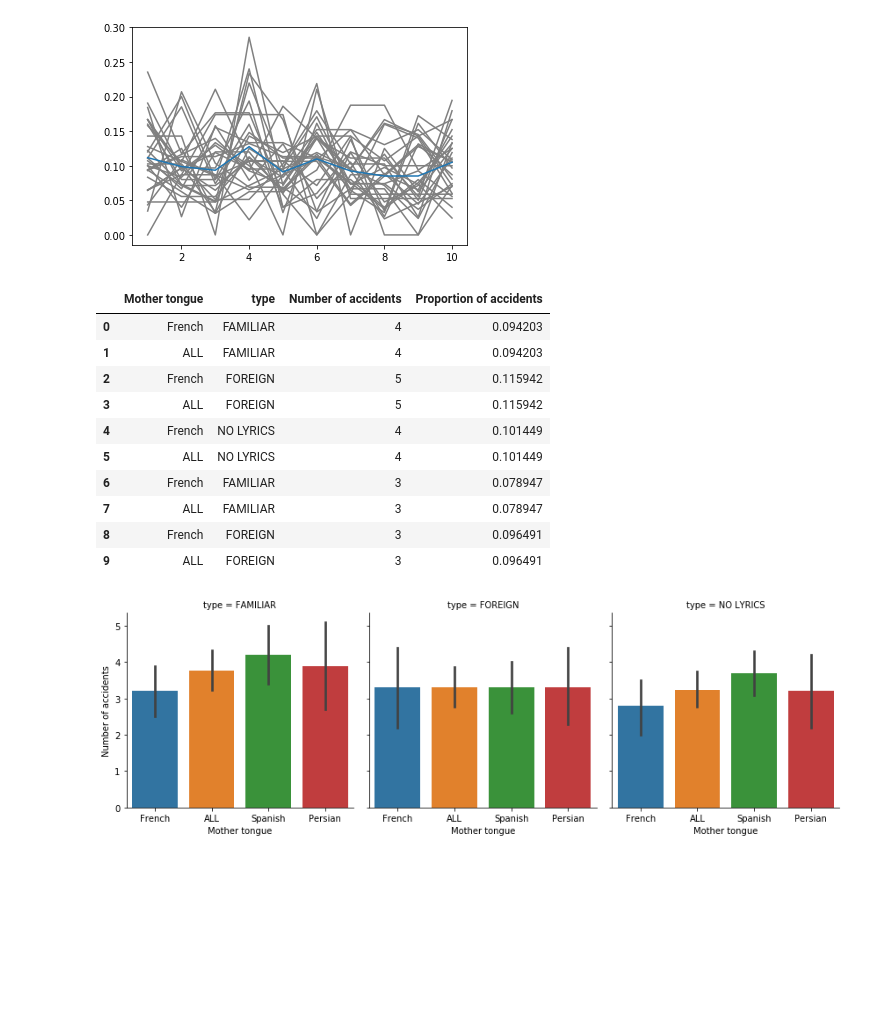
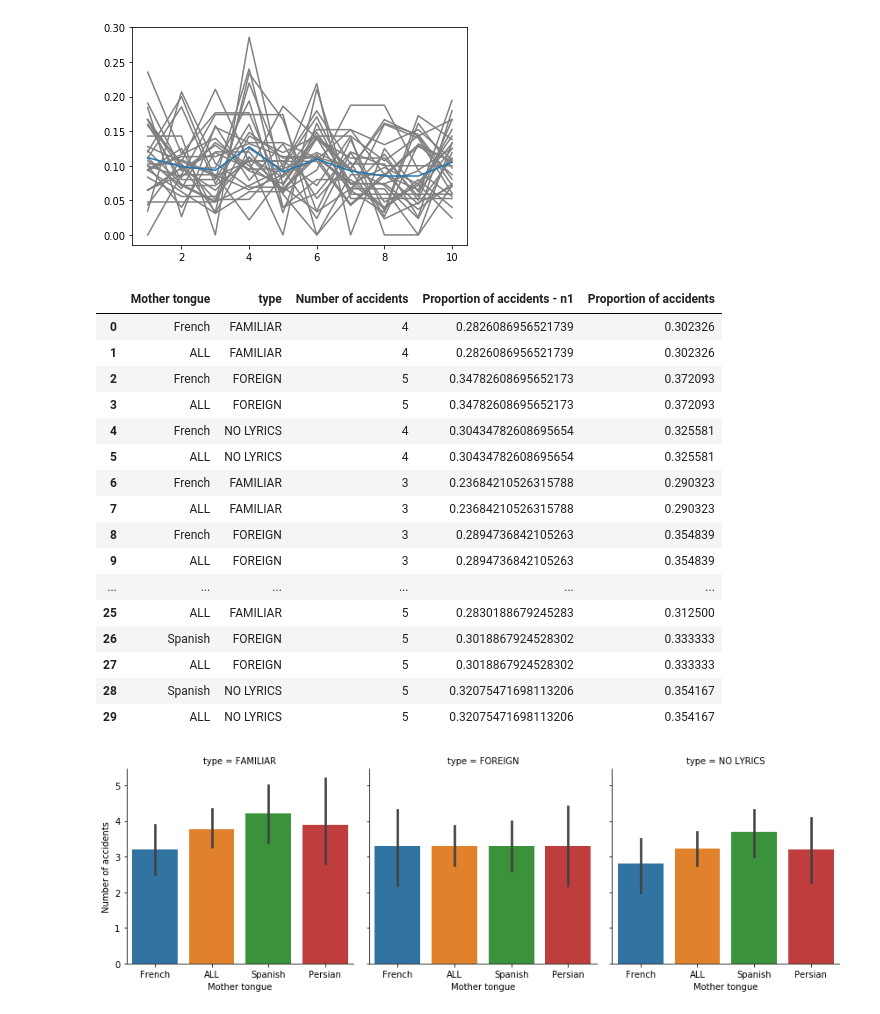
Before and after one commit to MrymZakani/DigitalMusicology, a Jupyter notebook: performance_analyzer.ipynb, the cells around one changed output. Drawn from its saved outputs; the diff is of its cells as text; code cells hidden in the pictures; blank space fills up the shorter version.

```diff
--- a/performance_analyzer.ipynb
+++ b/performance_analyzer.ipynb
@@ -58,6 +58,27 @@ class User:
         else:
             print("Exception!!!!!" + "music:"+ str(music))
 #             todo Raise Exception!!!
+
+    def get_total_accidents(self):
+        return sum(self.all_performances)
+
+    def get_familiar_avg(self):
+        return sum(self.familiar_performances)/3
+
+    def get_foreign_avg(self):
+        return sum(self.foreign_performances)/3
+
+    def get_no_lyrics_avg(self):
+        return sum(self.no_lyrics_performances)/3
+
+    def get_familiar_proportion(self):
+        return self.get_familiar_avg()/(self.get_familiar_avg() + self.get_foreign_avg() + self.get_no_lyrics_avg())
+
+    def get_foreign_proportion(self):
+        return self.get_foreign_avg()/(self.get_familiar_avg() + self.get_foreign_avg() + self.get_no_lyrics_avg())
+
+    def get_no_lyrics_proportion(self):
+        return self.get_no_lyrics_avg()/(self.get_familiar_avg() + self.get_foreign_avg() + self.get_no_lyrics_avg())
 # %%
 users = []
 for i in range(0,30):  #todo number of users!!!!
@@ -148,8 +165,9 @@ plt.show()
 [figure]
 # %%
 import pandas as pd
+import numpy as np
 
-columns = ["Mother tongue", "type", "Number of accidents", "Proportion of accidents"]
+columns = ["Mother tongue", "type", "Number of accidents", "Proportion of accidents - n1", "Proportion of accidents"]
 all_familiar_performances = []
 all_foreign_performances = []
 all_no_lyrics_performances = []
@@ -166,7 +184,8 @@ for i in range(0,len(users)):
     new_row.append(users[i].mother_tongue)
     new_row.append("FAMILIAR")
     new_row.append(int(np.mean(users[i].familiar_performances)))
-    new_row.append(np.mean([y/ sum(users[i].all_performances) for y in users[i].familiar_performances] ))
+    new_row.append((np.mean(users[i].familiar_performances))*3/users[i].get_total_accidents())
+    new_row.append(users[i].get_familiar_proportion())
     users_performances.append(new_row)
     new_row2 = []
     new_row2 = new_row[:]
@@ -177,7 +196,8 @@ for i in range(0,len(users)):
     new_row.append(users[i].mother_tongue)
     new_row.append("FOREIGN")
     new_row.append(int(np.mean(users[i].foreign_performances)))
-    new_row.append(np.mean([y/ sum(users[i].all_performances) for y in users[i].foreign_performances] ))
+    new_row.append((np.mean(users[i].foreign_performances))*3/users[i].get_total_accidents())
+    new_row.append(users[i].get_foreign_proportion())
     users_performances.append(new_row)
     new_row2 = []
     new_row2 = new_row[:]
@@ -185,46 +205,53 @@ for i in range(0,len(users)):
     users_performances.append(new_row2)
 
     new_row = []
     new_row.append(users[i].mother_tongue)
     new_row.append("NO LYRICS")
     new_row.append(int(np.mean(users[i].no_lyrics_performances)))
-    new_row.append(np.mean([y/ sum(users[i].all_performances) for y in users[i].no_lyrics_performances] ))
+    new_row.append(np.mean(users[i].no_lyrics_performances )*3/users[i].get_total_accidents())
+    new_row.append(users[i].get_no_lyrics_proportion())
     users_performances.append(new_row)
     new_row2 = []
     new_row2 = new_row[:]
     new_row2[0] = "ALL"
     users_performances.append(new_row2)
 
 #     new_row = []
 #     new_row.append(users[i].mother_tongue)
 #     new_row.append("NO MUSIC")
 #     new_row.append(int(np.mean(users[i].no_music_performances)))
 #     new_row.append(np.mean([y/ sum(users[i].all_performances) for y in users[i].no_music_performances] ))
 #     users_performances.append(new_row)
 #     all_no_music_performances.append(np.mean(users[i].no_music_performances))
 #     all_proportion_no_music_performances.append(np.mean([y/sum(users[i].all_performances) for y in users[i].no_music_performances]))
 
 
 x = np.array(users_performances)
 
 df = pd.DataFrame(data=x[0:,0:],
             columns=columns)
 df["Number of accidents"] = df["Number of accidents"].astype("int")
 df["Proportion of accidents"] = df["Proportion of accidents"].astype("float")
 
-df.head(10)
+df.head(30)
 # %% [output]
-|  | Mother tongue | type | Number of accidents | Proportion of accidents |
-| 0 | French | FAMILIAR | 4 | 0.094203 |
-| 1 | ALL | FAMILIAR | 4 | 0.094203 |
-| 2 | French | FOREIGN | 5 | 0.115942 |
-| 3 | ALL | FOREIGN | 5 | 0.115942 |
-| 4 | French | NO LYRICS | 4 | 0.101449 |
-| 5 | ALL | NO LYRICS | 4 | 0.101449 |
-| 6 | French | FAMILIAR | 3 | 0.078947 |
-| 7 | ALL | FAMILIAR | 3 | 0.078947 |
-| 8 | French | FOREIGN | 3 | 0.096491 |
-| 9 | ALL | FOREIGN | 3 | 0.096491 |
+|  | Mother tongue | type | Number of accidents | Proportion of accidents - n1 | Proportion of accidents |
+| 0 | French | FAMILIAR | 4 | 0.2826086956521739 | 0.302326 |
+| 1 | ALL | FAMILIAR | 4 | 0.2826086956521739 | 0.302326 |
+| 2 | French | FOREIGN | 5 | 0.34782608695652173 | 0.372093 |
+| 3 | ALL | FOREIGN | 5 | 0.34782608695652173 | 0.372093 |
+| 4 | French | NO LYRICS | 4 | 0.30434782608695654 | 0.325581 |
+| 5 | ALL | NO LYRICS | 4 | 0.30434782608695654 | 0.325581 |
+| 6 | French | FAMILIAR | 3 | 0.23684210526315788 | 0.290323 |
+| 7 | ALL | FAMILIAR | 3 | 0.23684210526315788 | 0.290323 |
+| 8 | French | FOREIGN | 3 | 0.2894736842105263 | 0.354839 |
+| 9 | ALL | FOREIGN | 3 | 0.2894736842105263 | 0.354839 |
+| ... | ... | ... | ... | ... | ... |
+| 25 | ALL | FAMILIAR | 5 | 0.2830188679245283 | 0.312500 |
+| 26 | Spanish | FOREIGN | 5 | 0.3018867924528302 | 0.333333 |
+| 27 | ALL | FOREIGN | 5 | 0.3018867924528302 | 0.333333 |
+| 28 | Spanish | NO LYRICS | 5 | 0.32075471698113206 | 0.354167 |
+| 29 | ALL | NO LYRICS | 5 | 0.32075471698113206 | 0.354167 |
 # %%
 import seaborn as sns
 sns.factorplot(
```
Also changed, not shown: parts of 7 cells of this notebook.
